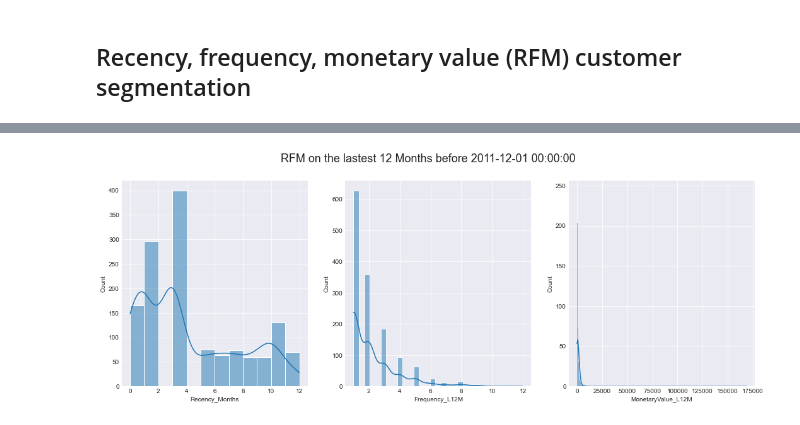
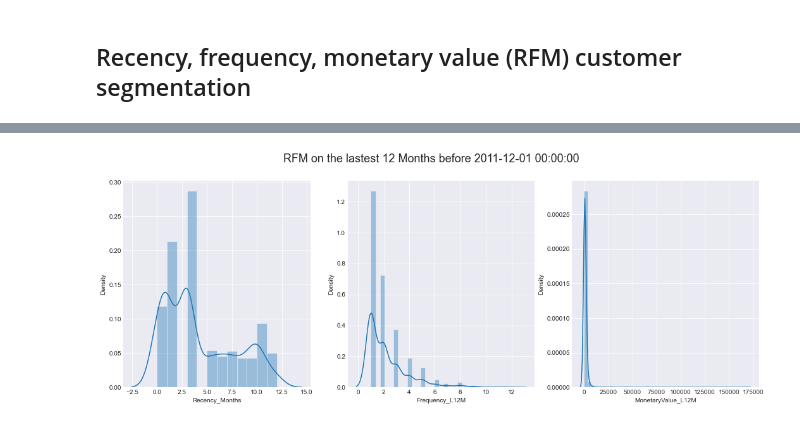
Before and after one commit to ga-tardochisalles/online-retail-customer-segregation, a Jupyter notebook: Cohort_RFM_KMeans_Customer_Analysis.ipynb, the cells around one changed output, grey strips where cells are left out. Saved outputs shown, nothing was run; the diff lists cells and outputs as text; code cells hidden in the pictures.

```diff
--- a/Untitled.ipynb
+++ b/Cohort_RFM_KMeans_Customer_Analysis.ipynb
@@ -204,15 +209,15 @@ rfm_df.sample(3)
 # %%
 cols_to_plot = [c for c in rfm_df.columns if c != "Customer ID"]
 
 # Plot the results
 fig, (ax1, ax2, ax3) = plt.subplots(figsize=(18,6), ncols=3)
-sns.histplot(data=rfm_df, x=cols_to_plot[0], kde=True, ax=ax1)
-sns.histplot(data=rfm_df, x=cols_to_plot[1], kde=True, ax=ax2)
-sns.histplot(data=rfm_df, x=cols_to_plot[2], kde=True, ax=ax3)
+sns.distplot(rfm_df[cols_to_plot[0]], kde=True, ax=ax1)
+sns.distplot(rfm_df[cols_to_plot[1]], kde=True, ax=ax2)
+sns.distplot(rfm_df[cols_to_plot[2]], kde=True, ax=ax3)
 fig.suptitle(f'RFM on the lastest 12 Months before {comparison_end_month}', fontsize=18)
 plt.show()
 # %% [output]
-[figure, old version]
+[figure, new version]
 # %%
 r_labels = ['Active', 'Lapsed', 'Inactive', 'Churned']
 recency_quartiles = pd.qcut(rfm_df['Recency_Months'], q=[0, .25, .50, .75, 1.], labels=r_labels)
```
Also changed, not shown: parts of 20 cells of this notebook.
